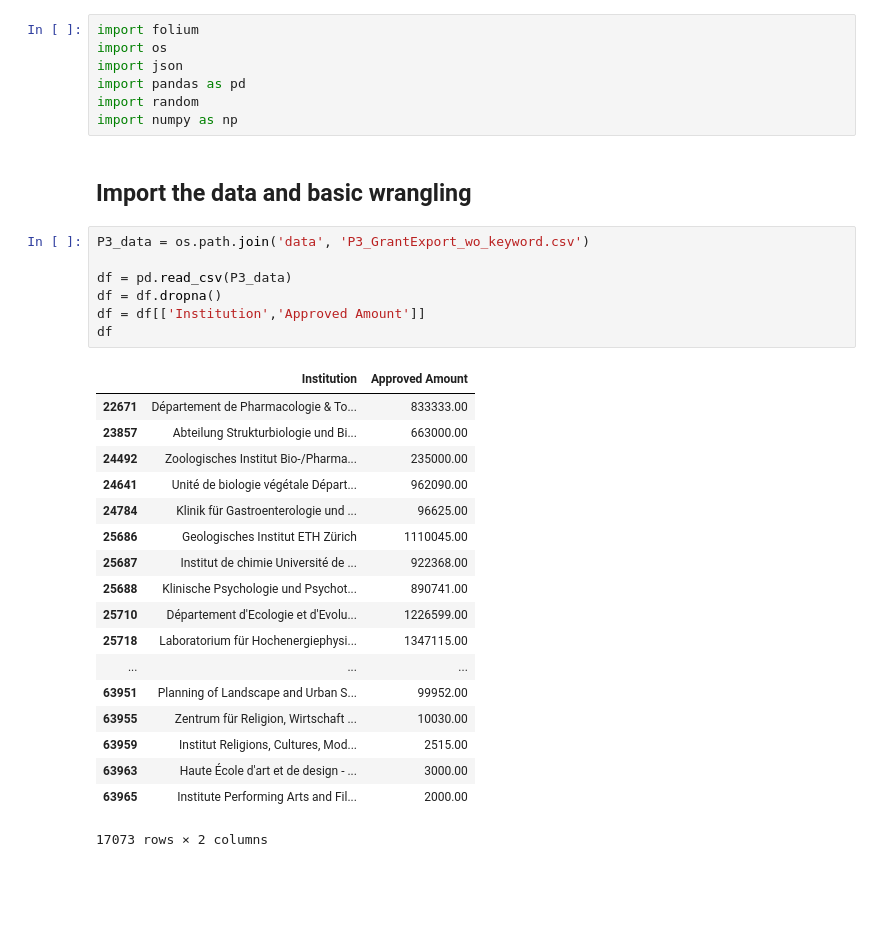
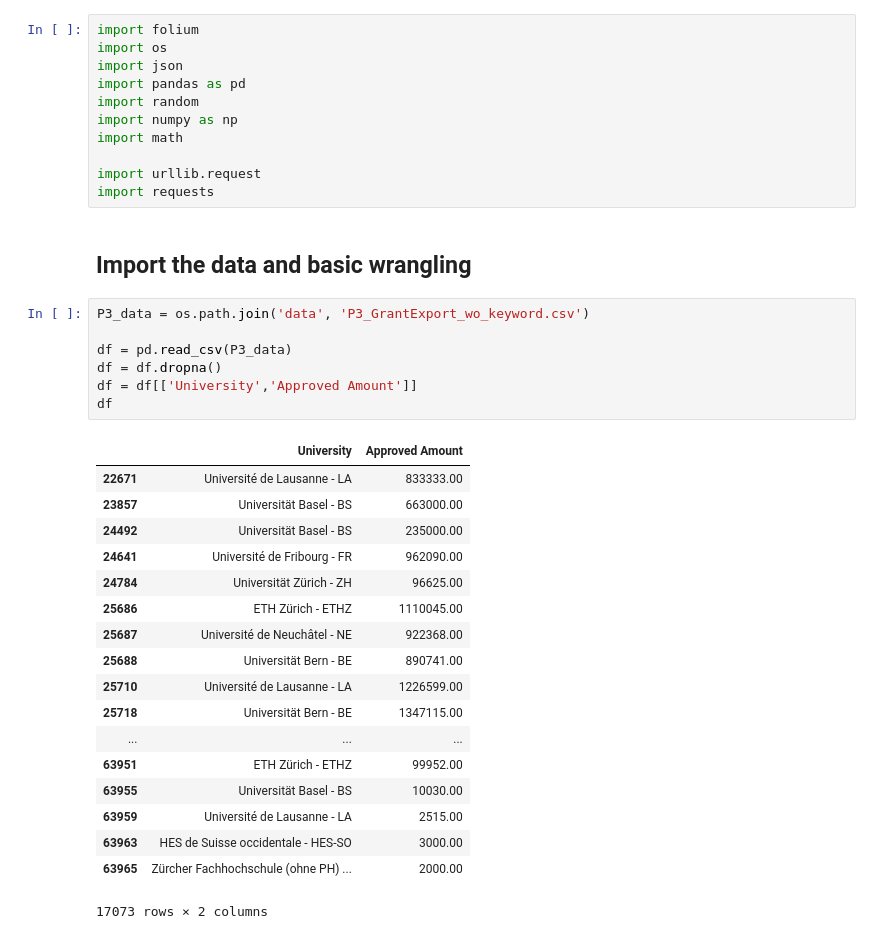
Before and after one commit to mgoretti/ada, a Jupyter notebook: 03 - Interactive Viz/Grantmap.ipynb, the cells around one changed output. Saved outputs shown, nothing was run; the diff lists cells and outputs as text; blank space fills up the shorter version.

```diff
--- a/03 - Interactive Viz/Grantmap.ipynb
+++ b/03 - Interactive Viz/Grantmap.ipynb
@@ -5,31 +5,35 @@ import json
 import pandas as pd
 import random
 import numpy as np
+import math
+
+import urllib.request
+import requests
 # %% [markdown]
 ## Import the data and basic wrangling
 # %%
 P3_data = os.path.join('data', 'P3_GrantExport_wo_keyword.csv')
 
 df = pd.read_csv(P3_data)
 df = df.dropna()
-df = df[['Institution','Approved Amount']]
+df = df[['University','Approved Amount']]
 df
 # %% [output]
-|  | Institution | Approved Amount |
-| 22671 | Département de Pharmacologie & To... | 833333.00 |
-| 23857 | Abteilung Strukturbiologie und Bi... | 663000.00 |
-| 24492 | Zoologisches Institut Bio-/Pharma... | 235000.00 |
-| 24641 | Unité de biologie végétale Départ... | 962090.00 |
-| 24784 | Klinik für Gastroenterologie und ... | 96625.00 |
-| 25686 | Geologisches Institut ETH Zürich | 1110045.00 |
-| 25687 | Institut de chimie Université de ... | 922368.00 |
-| 25688 | Klinische Psychologie und Psychot... | 890741.00 |
-| 25710 | Département d'Ecologie et d'Evolu... | 1226599.00 |
-| 25718 | Laboratorium für Hochenergiephysi... | 1347115.00 |
+|  | University | Approved Amount |
+| 22671 | Université de Lausanne - LA | 833333.00 |
+| 23857 | Universität Basel - BS | 663000.00 |
+| 24492 | Universität Basel - BS | 235000.00 |
+| 24641 | Université de Fribourg - FR | 962090.00 |
+| 24784 | Universität Zürich - ZH | 96625.00 |
+| 25686 | ETH Zürich - ETHZ | 1110045.00 |
+| 25687 | Université de Neuchâtel - NE | 922368.00 |
+| 25688 | Universität Bern - BE | 890741.00 |
+| 25710 | Université de Lausanne - LA | 1226599.00 |
+| 25718 | Universität Bern - BE | 1347115.00 |
 | ... | ... | ... |
-| 63951 | Planning of Landscape and Urban S... | 99952.00 |
-| 63955 | Zentrum für Religion, Wirtschaft ... | 10030.00 |
-| 63959 | Institut Religions, Cultures, Mod... | 2515.00 |
-| 63963 | Haute École d'art et de design - ... | 3000.00 |
-| 63965 | Institute Performing Arts and Fil... | 2000.00 |
+| 63951 | ETH Zürich - ETHZ | 99952.00 |
+| 63955 | Universität Basel - BS | 10030.00 |
+| 63959 | Université de Lausanne - LA | 2515.00 |
+| 63963 | HES de Suisse occidentale - HES-SO | 3000.00 |
+| 63965 | Zürcher Fachhochschule (ohne PH) ... | 2000.00 |
 17073 rows × 2 columns
```
Also changed, not shown: parts of 10 cells of this notebook.
